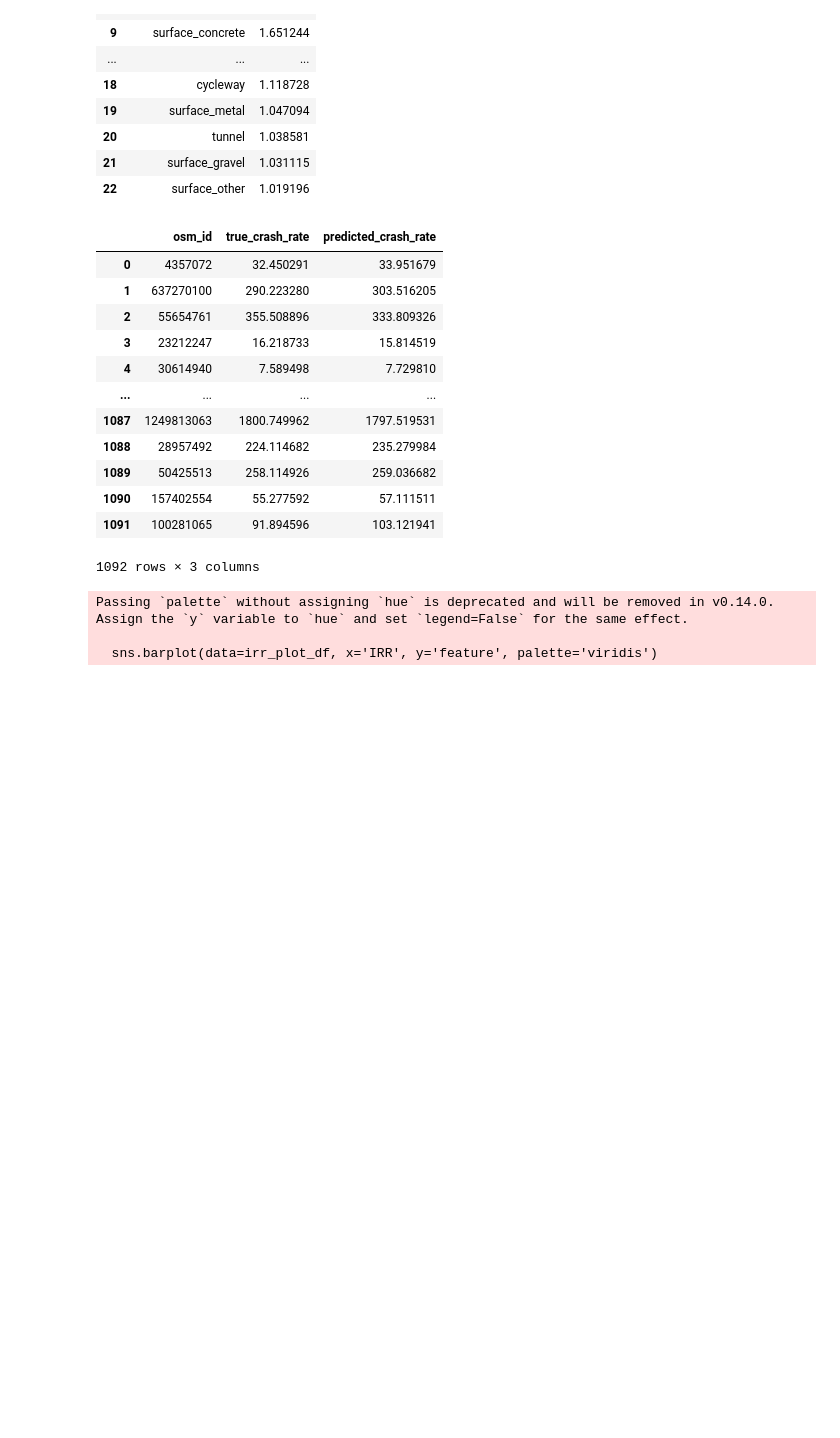
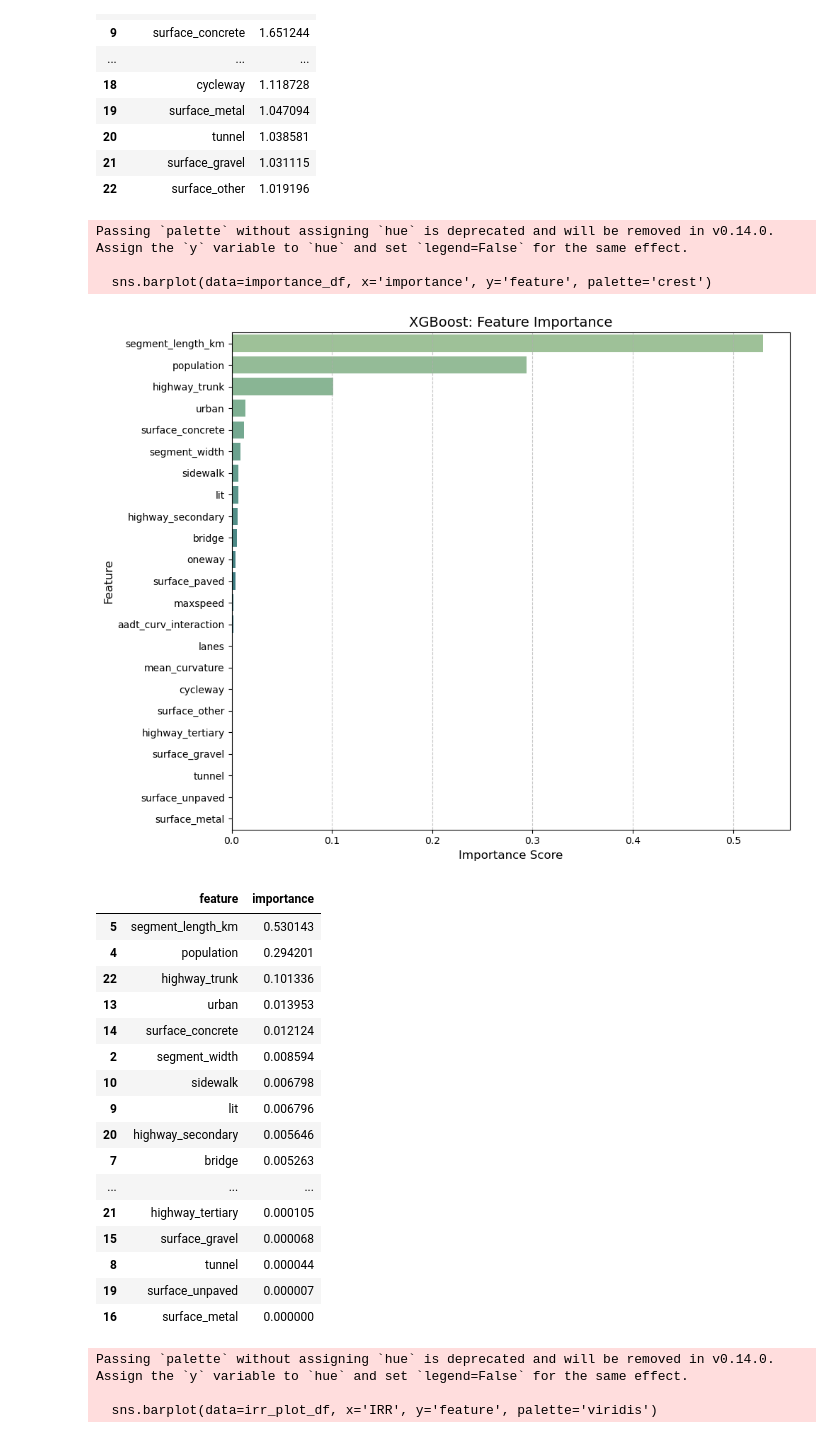
Before and after one commit to KinGabriel/speed_limit_predictive_model, a Jupyter notebook: XGBOOST/model.ipynb, the cells around one changed output. Drawn from its saved outputs; the diff is of its cells as text; code cells hidden in the pictures; blank space fills up the shorter version.

Commit message:
Created the xgboost version of non speed feature recommendation

```diff
--- a/XGBOOST/model.ipynb
+++ b/XGBOOST/model.ipynb
@@ -310,38 +311,72 @@ kept_vif_df
 # %%
 # === 8. Train XGBoost ===
 xgb_model = XGBRegressor(n_estimators=200, random_state=42, objective='reg:squarederror')
 xgb_model.fit(X_tr_f, y_tr_rate)
 with open(output_common / 'xgb_model.pkl', 'wb') as f: pickle.dump(xgb_model, f)
 with open(output_common / 'preprocessor.pkl', 'wb') as f: pickle.dump(pre, f)
 
 # === Predict on test set ===
 predictions = xgb_model.predict(X_te_f)
 
 # === Store predictions with true values and osm_id ===
 pred_df = pd.DataFrame({
     'osm_id': X_test['osm_id'].values,
     'true_crash_rate': y_te_rate.values,
     'predicted_crash_rate': predictions
 })
 
 
 # === Save to CSV ===
 pred_df.to_csv(output_common / "xgboost_predictions.csv", index=False)
 pred_df
+
+# === Feature importance ===
+importances = xgb_model.feature_importances_
+feature_names = keep  # same list used in training
+
+# Save as DataFrame
+importance_df = pd.DataFrame({
+    'feature': feature_names,
+    'importance': importances
+}).sort_values(by='importance', ascending=False)
+
+# Save to CSV
+importance_df.to_csv(output_common / 'xgb_feature_importance.csv', index=False)
+
+# === Plot feature importances ===
+plt.figure(figsize=(10, 8))
+sns.barplot(data=importance_df, x='importance', y='feature', palette='crest')
+plt.title("XGBoost: Feature Importance", fontsize=14)
+plt.xlabel("Importance Score", fontsize=12)
+plt.ylabel("Feature", fontsize=12)
+plt.grid(axis='x', linestyle='--', alpha=0.7)
+plt.tight_layout()
+plt.savefig(output_common / "xgb_feature_importance.png", dpi=300)
+plt.show()
+
+importance_df  # Show table
 # %% [output]
+Passing `palette` without assigning `hue` is deprecated and will be removed in v0.14.0. Assign the `y` variable to `hue` and set `legend=False` for the same effect.
+
+  sns.barplot(data=importance_df, x='importance', y='feature', palette='crest')
+[figure, added]
-|  | osm_id | true_crash_rate | predicted_crash_rate |
-| 0 | 4357072 | 32.450291 | 33.951679 |
-| 1 | 637270100 | 290.223280 | 303.516205 |
-| 2 | 55654761 | 355.508896 | 333.809326 |
-| 3 | 23212247 | 16.218733 | 15.814519 |
-| 4 | 30614940 | 7.589498 | 7.729810 |
-| ... | ... | ... | ... |
-| 1087 | 1249813063 | 1800.749962 | 1797.519531 |
-| 1088 | 28957492 | 224.114682 | 235.279984 |
-| 1089 | 50425513 | 258.114926 | 259.036682 |
-| 1090 | 157402554 | 55.277592 | 57.111511 |
-| 1091 | 100281065 | 91.894596 | 103.121941 |
+|  | feature | importance |
+| 5 | segment_length_km | 0.530143 |
+| 4 | population | 0.294201 |
+| 22 | highway_trunk | 0.101336 |
+| 13 | urban | 0.013953 |
+| 14 | surface_concrete | 0.012124 |
+| 2 | segment_width | 0.008594 |
+| 10 | sidewalk | 0.006798 |
+| 9 | lit | 0.006796 |
+| 20 | highway_secondary | 0.005646 |
+| 7 | bridge | 0.005263 |
+| ... | ... | ... |
+| 21 | highway_tertiary | 0.000105 |
+| 15 | surface_gravel | 0.000068 |
+| 8 | tunnel | 0.000044 |
+| 19 | surface_unpaved | 0.000007 |
+| 16 | surface_metal | 0.000000 |
-1092 rows × 3 columns
 # %%
 # === 9. Train Poisson GLM ===
 design_matrix = pd.DataFrame(X_tr_f, columns=keep, index=X_train.index)
```
Also changed, not shown: parts of 6 cells of this notebook, 3 other files.
